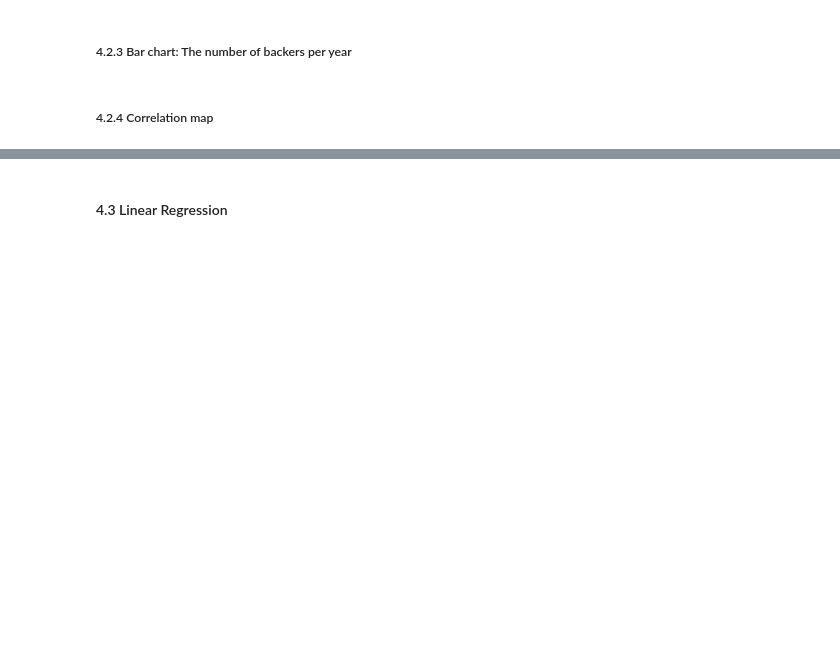
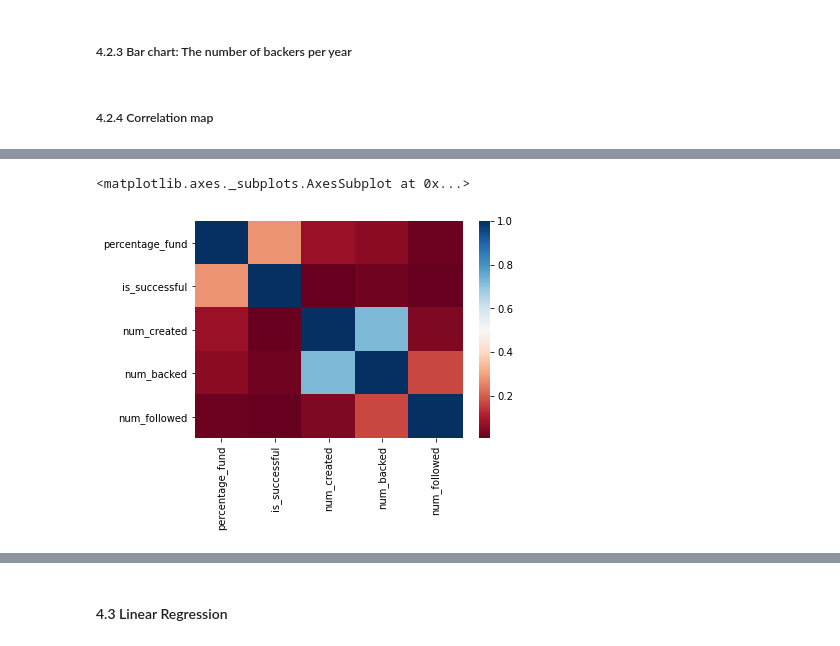
Before and after one commit to nghiadanh26/Crowdfunding, a Jupyter notebook: analyze_data.ipynb, the cells around one changed output, grey strips where cells are left out. Cells and saved outputs as stored; diff of their text form; code cells hidden in the pictures; blank space fills up the shorter version.

```diff
--- a/analyze_data.ipynb
+++ b/analyze_data.ipynb
@@ -360,0 +424,24 @@ top5
+# %%
+creaters = pd.concat([s_creaters,f_creaters])
+def get_num_created(creater_link):
+    global creaters
+    return creaters[creaters['creater_link'] == creater_link].iloc[0]['num_created']
+
+def get_num_backed(creater_link):
+    global creaters
+    return creaters[creaters['creater_link'] == creater_link].iloc[0]['num_backed']
+
+def get_num_followed(creater_link):
+    global creaters
+    return creaters[creaters['creater_link'] == creater_link].iloc[0]['num_followed']
+# %%
+var_3 = ['pro_link','percentage_fund','status','creater_link']
+pro_3 = pd.concat([s_projects,f_projects])[var_3]
+
+pro_3_new = pd.DataFrame(columns=['percentage_fund', 'is_successful', 'num_created', 'num_backed', 'num_followed'])
+pro_3_new['percentage_fund'] = pro_3['percentage_fund']
+pro_3_new['is_successful'] = pro_3['status'].apply(lambda x: is_successful(x))
+pro_3_new['num_created'] = pro_3['creater_link'].apply(lambda x: get_num_created(x))
+pro_3_new['num_backed'] = pro_3['creater_link'].apply(lambda x: get_num_backed(x))
+pro_3_new['num_followed'] = pro_3['creater_link'].apply(lambda x: get_num_followed(x))
+pro_3_new
@@ -360,0 +462,6 @@ top5
+# %%
+corr_3 = pro_3_new.corr()
+sns.heatmap(corr_3, xticklabels=corr_3.columns, yticklabels=corr_3.columns, cmap='RdBu')
+# %% [output]
+<matplotlib.axes._subplots.AxesSubplot at 0x...>
+[figure, added]
```
Also changed, not shown: parts of 20 cells of this notebook.
